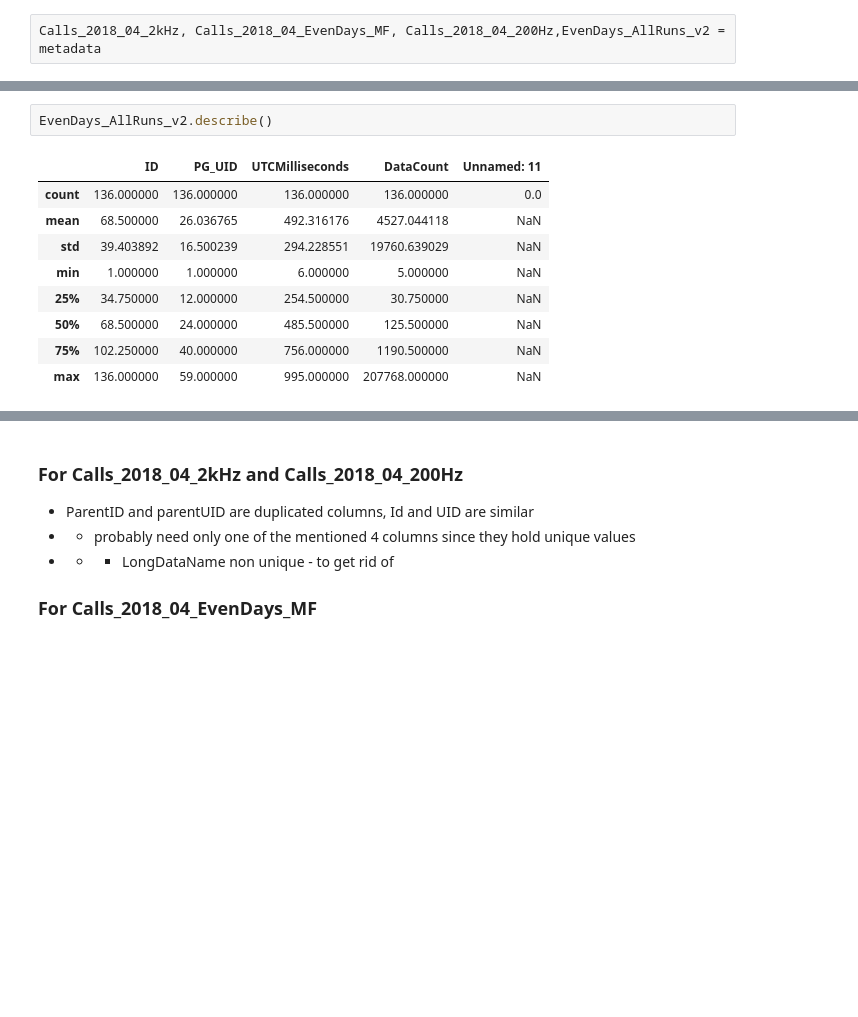
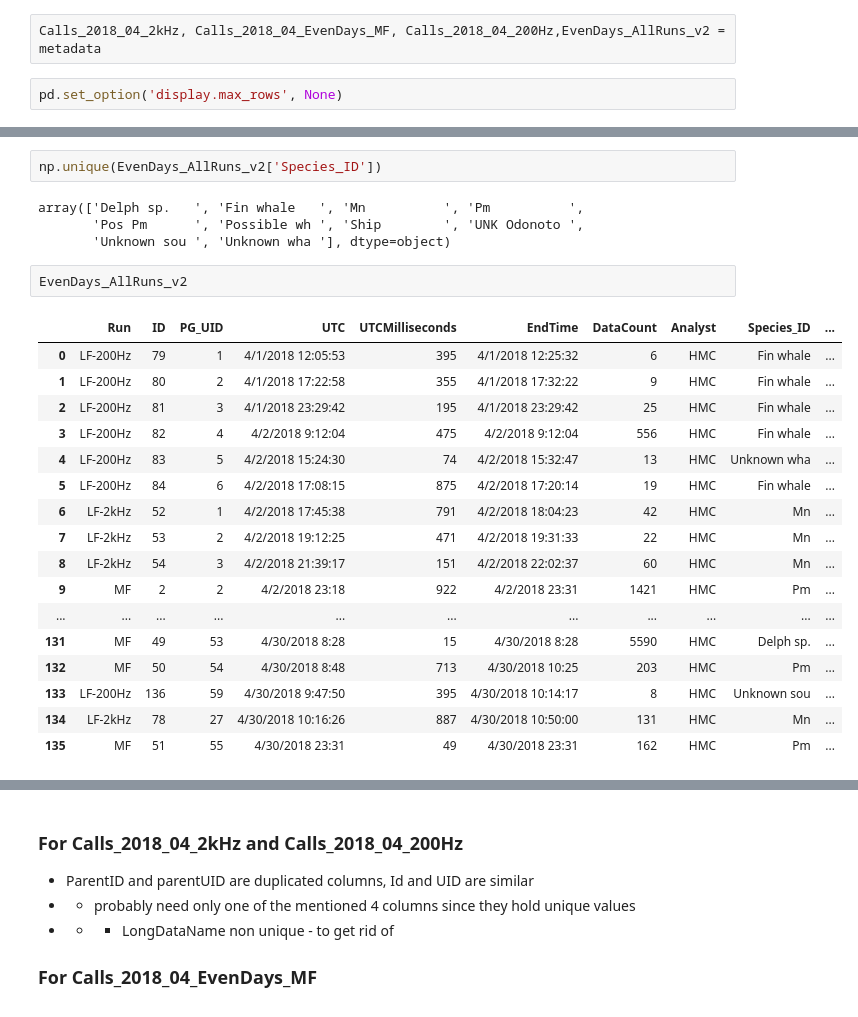
Before and after one commit to deep-voice/soundbay, a Jupyter notebook: datasets/multispecies_DS_EDA/Multispecies_DS_EDA.ipynb, the cells around one changed output, grey strips where cells are left out. Cells and saved outputs as stored; diff of their text form; blank space fills up the shorter version.

```diff
--- a/datasets/multispecies_DS_EDA/Multispecies_DS_EDA.ipynb
+++ b/datasets/multispecies_DS_EDA/Multispecies_DS_EDA.ipynb
@@ -57,4 +59,6 @@ Index(['Run', 'ID', 'PG_UID', 'UTC', 'UTCMilliseconds', 'EndTime', 'DataCount',
 (136, 12)
 # %%
 Calls_2018_04_2kHz, Calls_2018_04_EvenDays_MF, Calls_2018_04_200Hz,EvenDays_AllRuns_v2 = metadata
+# %%
+pd.set_option('display.max_rows', None)
 # %%
@@ -69,12 +73,26 @@ Calls_2018_04_2kHz.head()
+# %%
+np.unique(EvenDays_AllRuns_v2['Species_ID'])
+# %% [output]
+array(['Delph sp.   ', 'Fin whale   ', 'Mn          ', 'Pm          ',
+       'Pos Pm      ', 'Possible wh ', 'Ship        ', 'UNK Odonoto ',
+       'Unknown sou ', 'Unknown wha '], dtype=object)
 # %%
-EvenDays_AllRuns_v2.describe()
+EvenDays_AllRuns_v2
 # %% [output]
-|  | ID | PG_UID | UTCMilliseconds | DataCount | Unnamed: 11 |
-| count | 136.000000 | 136.000000 | 136.000000 | 136.000000 | 0.0 |
-| mean | 68.500000 | 26.036765 | 492.316176 | 4527.044118 | NaN |
-| std | 39.403892 | 16.500239 | 294.228551 | 19760.639029 | NaN |
-| min | 1.000000 | 1.000000 | 6.000000 | 5.000000 | NaN |
-| 25% | 34.750000 | 12.000000 | 254.500000 | 30.750000 | NaN |
-| 50% | 68.500000 | 24.000000 | 485.500000 | 125.500000 | NaN |
-| 75% | 102.250000 | 40.000000 | 756.000000 | 1190.500000 | NaN |
-| max | 136.000000 | 59.000000 | 995.000000 | 207768.000000 | NaN |
+|  | Run | ID | PG_UID | UTC | UTCMilliseconds | EndTime | DataCount | Analyst | Species_ID | ... |
+| 0 | LF-200Hz | 79 | 1 | 4/1/2018 12:05:53 | 395 | 4/1/2018 12:25:32 | 6 | HMC | Fin whale | ... |
+| 1 | LF-200Hz | 80 | 2 | 4/1/2018 17:22:58 | 355 | 4/1/2018 17:32:22 | 9 | HMC | Fin whale | ... |
+| 2 | LF-200Hz | 81 | 3 | 4/1/2018 23:29:42 | 195 | 4/1/2018 23:29:42 | 25 | HMC | Fin whale | ... |
+| 3 | LF-200Hz | 82 | 4 | 4/2/2018 9:12:04 | 475 | 4/2/2018 9:12:04 | 556 | HMC | Fin whale | ... |
+| 4 | LF-200Hz | 83 | 5 | 4/2/2018 15:24:30 | 74 | 4/2/2018 15:32:47 | 13 | HMC | Unknown wha | ... |
+| 5 | LF-200Hz | 84 | 6 | 4/2/2018 17:08:15 | 875 | 4/2/2018 17:20:14 | 19 | HMC | Fin whale | ... |
+| 6 | LF-2kHz | 52 | 1 | 4/2/2018 17:45:38 | 791 | 4/2/2018 18:04:23 | 42 | HMC | Mn | ... |
+| 7 | LF-2kHz | 53 | 2 | 4/2/2018 19:12:25 | 471 | 4/2/2018 19:31:33 | 22 | HMC | Mn | ... |
+| 8 | LF-2kHz | 54 | 3 | 4/2/2018 21:39:17 | 151 | 4/2/2018 22:02:37 | 60 | HMC | Mn | ... |
+| 9 | MF | 2 | 2 | 4/2/2018 23:18 | 922 | 4/2/2018 23:31 | 1421 | HMC | Pm | ... |
+| ... | ... | ... | ... | ... | ... | ... | ... | ... | ... | ... |
+| 131 | MF | 49 | 53 | 4/30/2018 8:28 | 15 | 4/30/2018 8:28 | 5590 | HMC | Delph sp. | ... |
+| 132 | MF | 50 | 54 | 4/30/2018 8:48 | 713 | 4/30/2018 10:25 | 203 | HMC | Pm | ... |
+| 133 | LF-200Hz | 136 | 59 | 4/30/2018 9:47:50 | 395 | 4/30/2018 10:14:17 | 8 | HMC | Unknown sou | ... |
+| 134 | LF-2kHz | 78 | 27 | 4/30/2018 10:16:26 | 887 | 4/30/2018 10:50:00 | 131 | HMC | Mn | ... |
+| 135 | MF | 51 | 55 | 4/30/2018 23:31 | 49 | 4/30/2018 23:31 | 162 | HMC | Pm | ... |
```
Also changed, not shown: parts of 9 cells of this notebook.
